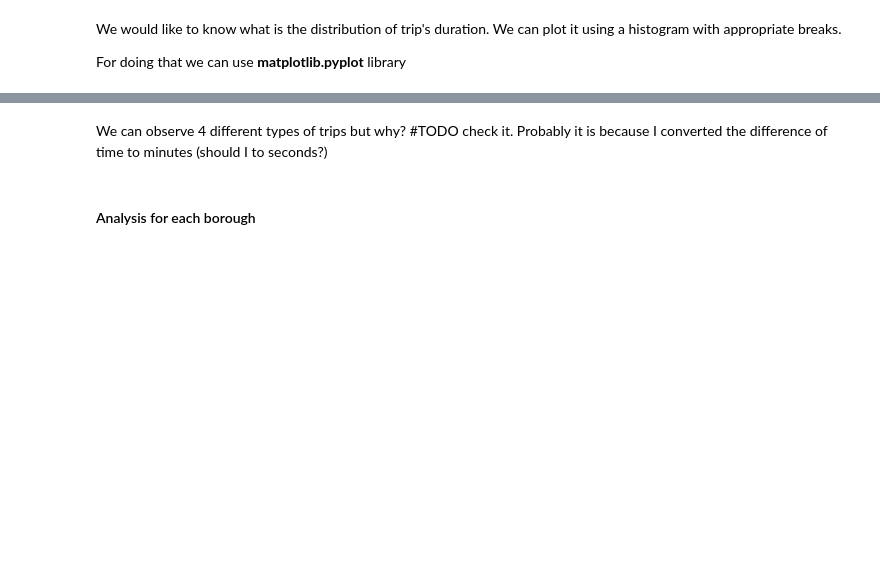
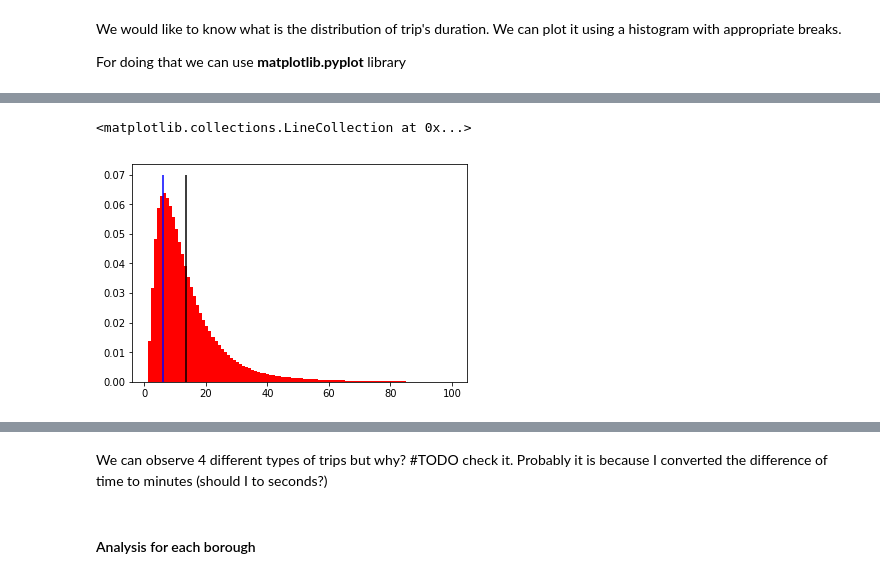
Before and after one commit to eltajbabanli/ADM-HW2, a Jupyter notebook: RQ3.ipynb, the cells around one changed output, grey strips where cells are left out. Saved outputs shown, nothing was run; the diff lists cells and outputs as text; code cells hidden in the pictures; blank space fills up the shorter version.

```diff
--- a/RQ3.ipynb
+++ b/RQ3.ipynb
@@ -249,0 +172,15 @@ Name: duration, dtype: float64
+# %%
+# Plotting histogram (density) of trips duration
+h1 = plt.hist(filtered_trip_duration_df.duration, bins=100, density=True, color="red")
+
+# Plotting the mean line (black)
+plt.vlines(x=13.6, color = "black", ymin=0, ymax=0.07)
+
+# Plotting the mode line (blue)
+plt.vlines(x=6, color = "blue", ymin=0, ymax=0.07)
+
+# Plotting density of data with the fitted curve -- It lasts longer!
+# sns.distplot(filtered_trip_duration_df.duration, color="red")
+# %% [output]
+<matplotlib.collections.LineCollection at 0x...>
+[figure, added]
```
Also changed, not shown: parts of 85 cells of this notebook, 1 other file.
